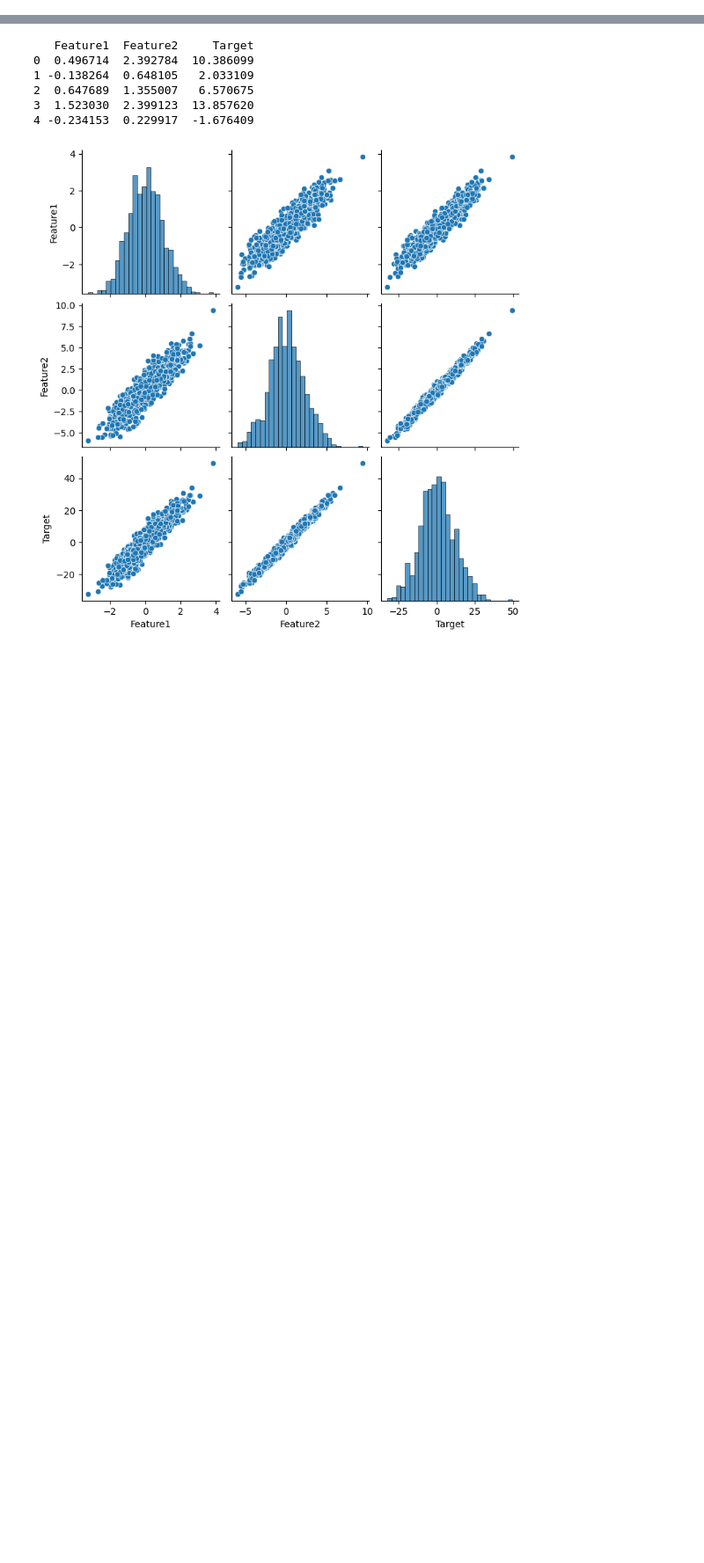
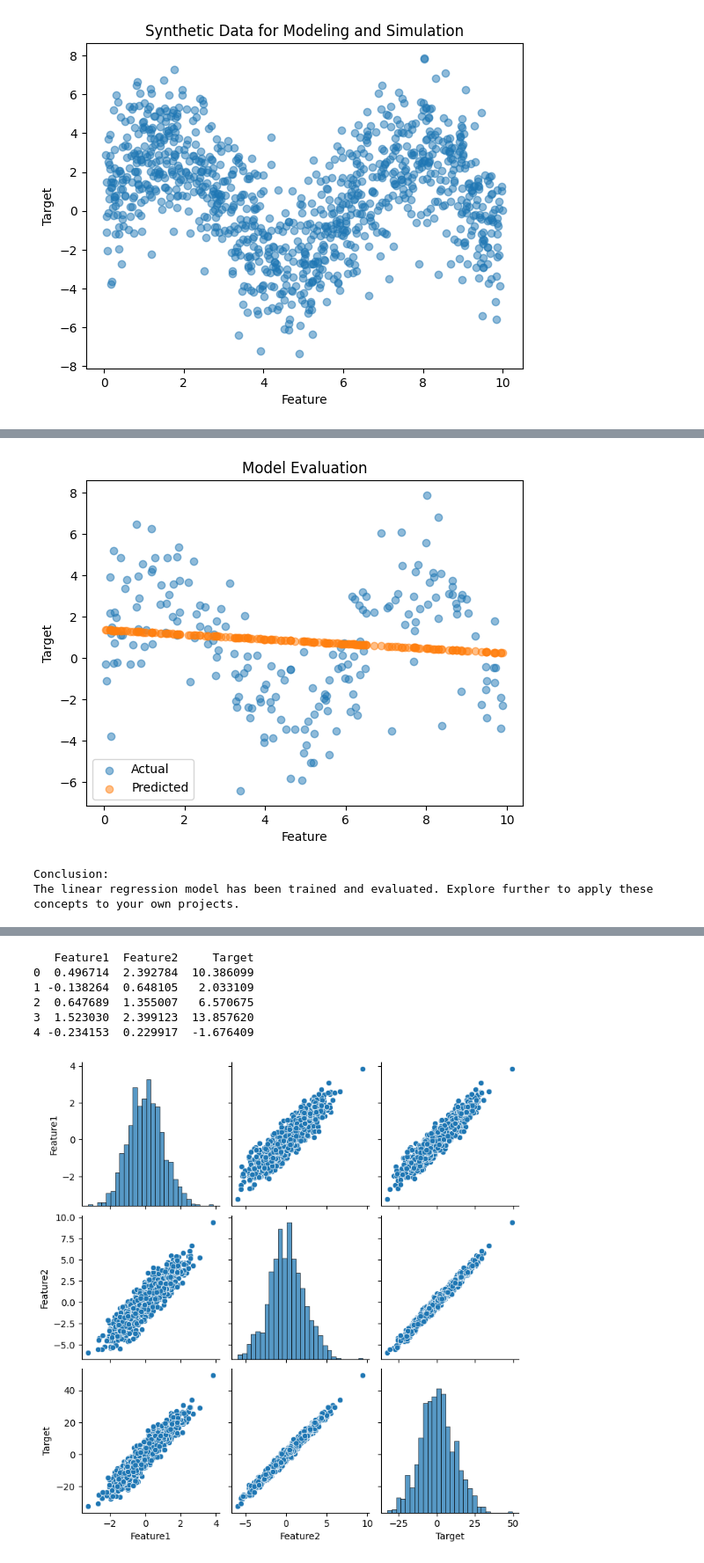
Before and after one commit to Rose-Ochavo/Modelling-Project, a Jupyter notebook: test1.ipynb, the cells around one changed output, grey strips where cells are left out. Shown at 88% size. Drawn from its saved outputs; the diff is of its cells as text; code cells hidden in the pictures; blank space fills up the shorter version.

```diff
--- a/test1.ipynb
+++ b/test1.ipynb
@@ -0,0 +1,69 @@
+# %%
+# Import necessary libraries
+import numpy as np
+import pandas as pd
+import matplotlib.pyplot as plt
+from sklearn.model_selection import train_test_split
+from sklearn.linear_model import LinearRegression
+from sklearn.metrics import mean_squared_error
+
+# Step 3: Data Generation
+# Creating synthetic data with random and scattered properties
+np.random.seed(42)
+
+# Generate synthetic features with random values
+num_samples = 1000
+X = np.random.rand(num_samples, 1) * 10
+
+# Generate synthetic target variable with a non-linear relationship
+y = 3 * np.sin(X.squeeze()) + 2 * np.random.randn(num_samples)
+
+# Step 4: Exploratory Data Analysis (EDA)
+# Creating a DataFrame for EDA
+df = pd.DataFrame({'Feature': X.squeeze(), 'Target': y})
+
+# Visualize the synthetic data
+plt.scatter(X, y, alpha=0.5)
+plt.title('Synthetic Data for Modeling and Simulation')
+plt.xlabel('Feature')
+plt.ylabel('Target')
+plt.show()
+
+# Display basic statistics of the data
+print("Basic Statistics of the Data:")
+print(df.describe())
+
+# Step 5: Modeling
+# Split the data into training and testing sets
+X_train, X_test, y_train, y_test = train_test_split(X, y, test_size=0.2, random_state=42)
+
+# Create a linear regression model
+model = LinearRegression()
+
+# Fit the model to the training data
+model.fit(X_train, y_train)
+
+# Step 6: Simulation
+# Use the model to predict the target variable for the test set
+y_pred = model.predict(X_test)
+
+# Step 7: Evaluation and Analysis
+# Evaluate the model performance
+mse = mean_squared_error(y_test, y_pred)
+print("\nModel Evaluation:")
+print(f"Mean Squared Error: {mse}")
+
+# Visualize the model predictions
+plt.scatter(X_test, y_test, alpha=0.5, label='Actual')
+plt.scatter(X_test, y_pred, alpha=0.5, label='Predicted')
+plt.title('Model Evaluation')
+plt.xlabel('Feature')
+plt.ylabel('Target')
+plt.legend()
+plt.show()
+
+# Step 8: Conclusion
+print("\nConclusion:")
+print("The linear regression model has been trained and evaluated. Explore further to apply these concepts to your own projects.")
+# %% [output]
+[figure, added]
@@ -0,0 +83,3 @@
+[figure, added]
+Conclusion:
+The linear regression model has been trained and evaluated. Explore further to apply these concepts to your own projects.
```
Also changed, not shown: parts of 3 cells of this notebook, 3 other files.
